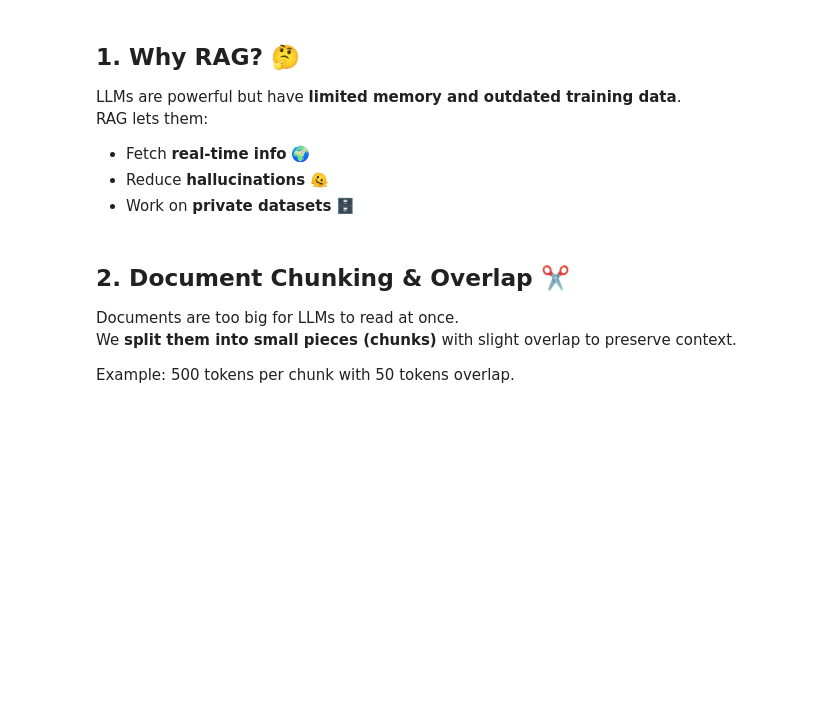
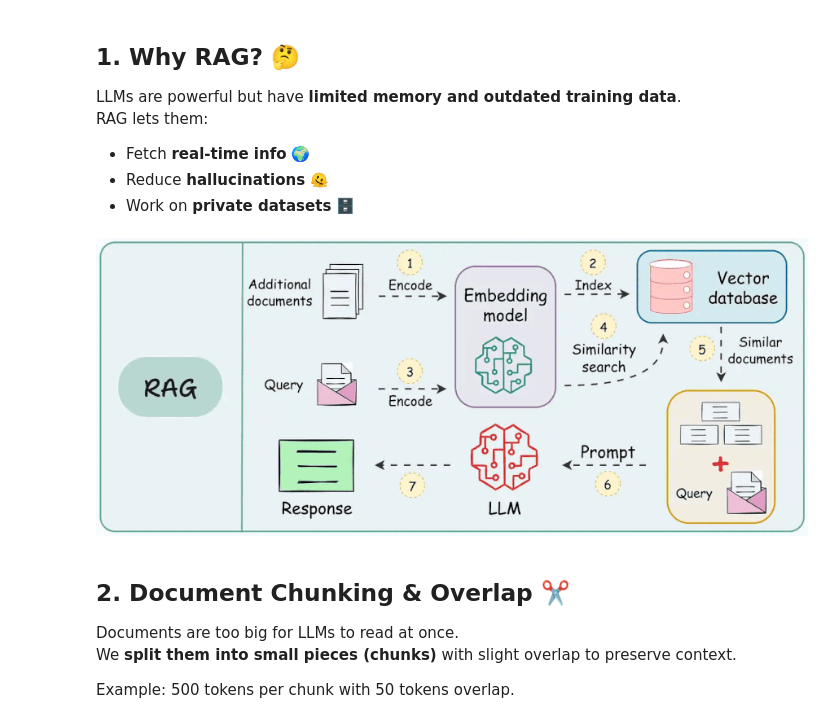
Before and after one commit to Kaps-programer-9123/thinkOpenAi, a Jupyter notebook: learning_notebook/3_Retrieval_Augmented_Generation.ipynb, the cells around one changed output. Saved outputs shown, nothing was run; the diff lists cells and outputs as text; code cells hidden in the pictures; blank space fills up the shorter version.

Commit message:
added diagram

```diff
--- a/learning_notebook/3_Retrieval_Augmented_Generation.ipynb
+++ b/learning_notebook/3_Retrieval_Augmented_Generation.ipynb
@@ -25,6 +25,12 @@ RAG lets them:
 - Fetch **real-time info** 🌍
 - Reduce **hallucinations** 🫠
 - Work on **private datasets** 🗄️
+# %%
+from IPython.display import Image
+
+Image(filename='data/Rag_system.gif')
+# %% [output]
+[figure, added]
 # %% [markdown]
 ## 2. Document Chunking & Overlap ✂️
 
```
Also changed, not shown: 1 other file.
